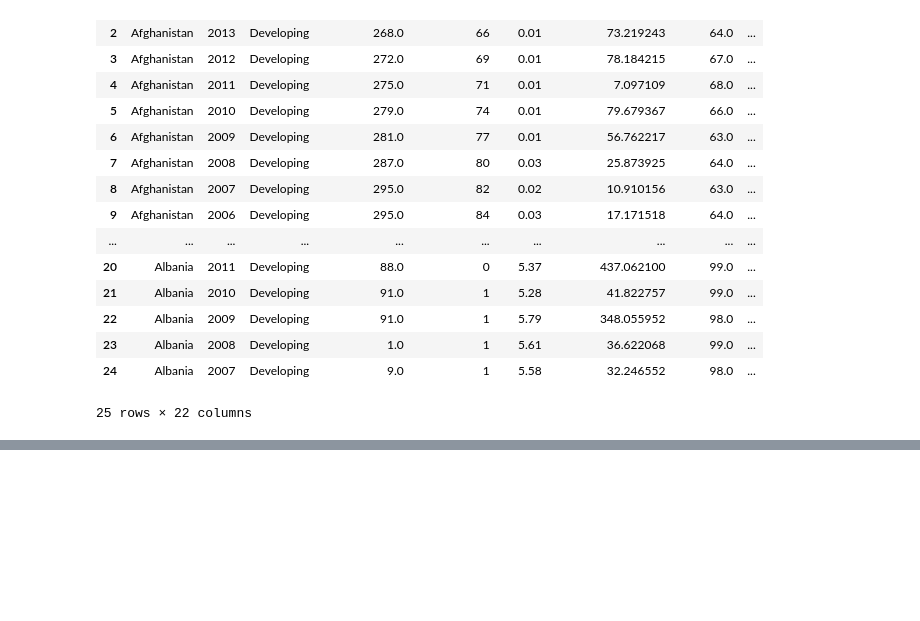
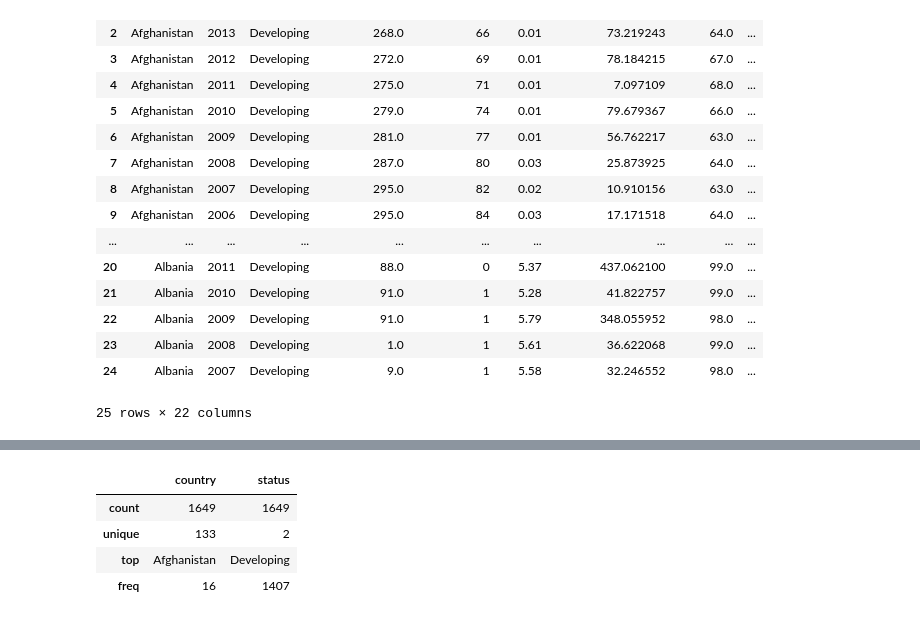
Before and after one commit to PRISLK/Mavericks_Data_Analysis, a Jupyter notebook: Life_Expectancy_Data_Analysis.ipynb, the cells around one changed output, grey strips where cells are left out. Saved outputs shown, nothing was run; the diff lists cells and outputs as text; code cells hidden in the pictures; blank space fills up the shorter version.

```diff
--- a/Life_Expectancy_Data_Analysis.ipynb
+++ b/Life_Expectancy_Data_Analysis.ipynb
@@ -205,0 +252,10 @@ modified_data_set.head(25)
+# %%
+# Descriptive statistics of categorical variables.
+
+modified_data_set.describe(include=['O'])
+# %% [output]
+|  | country | status |
+| count | 1649 | 1649 |
+| unique | 133 | 2 |
+| top | Afghanistan | Developing |
+| freq | 16 | 1407 |
```
Also changed, not shown: parts of 11 cells of this notebook.
